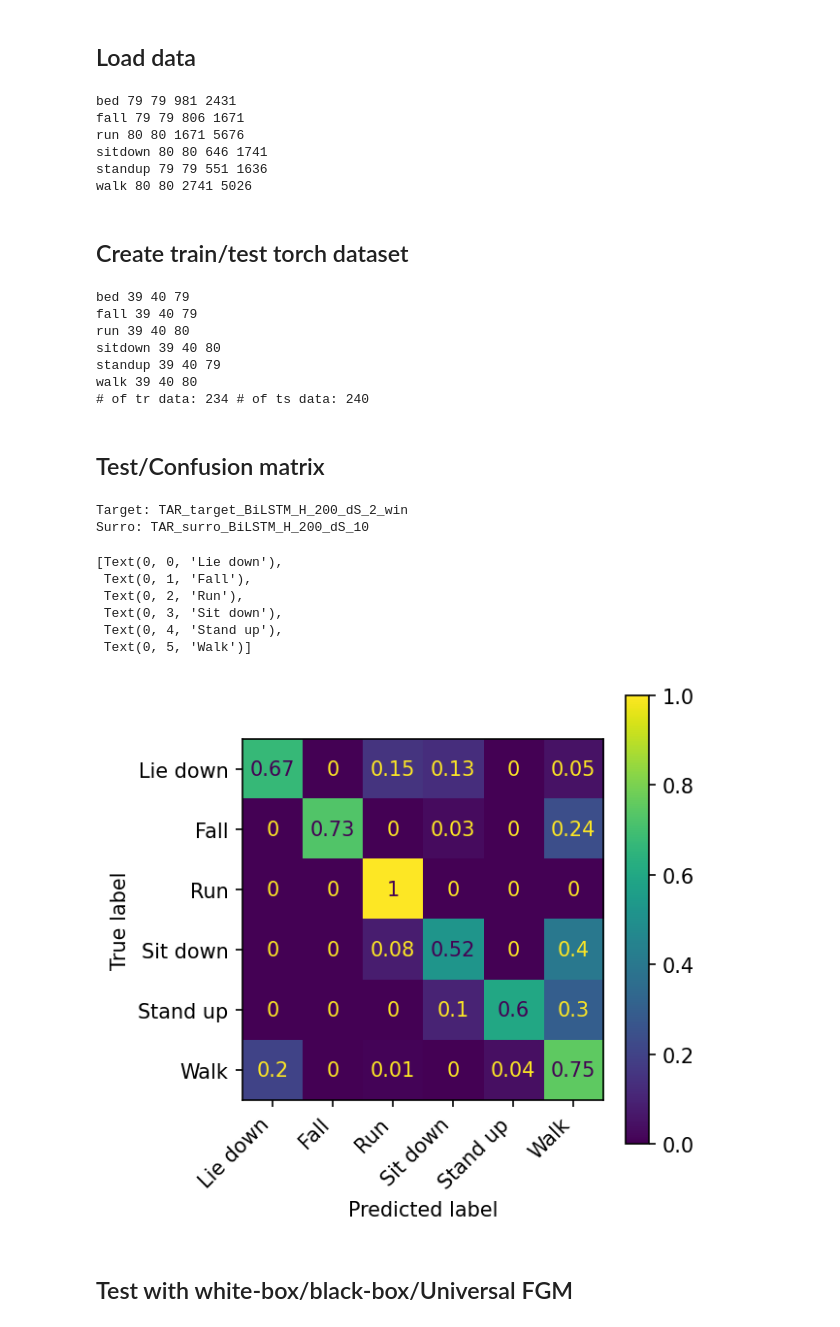
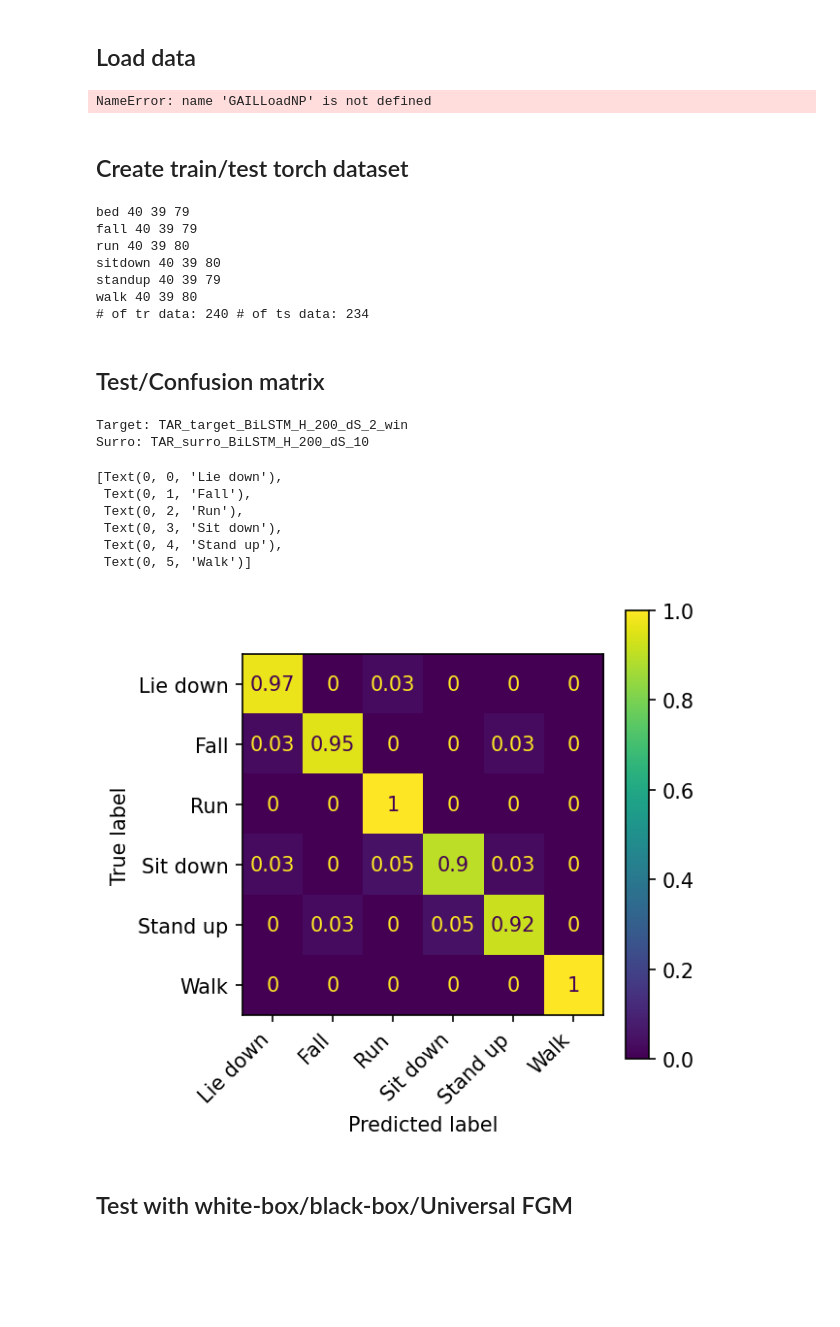
Before and after one commit to byungjunkim12/24-RT_adv_HAR, a Jupyter notebook: tbLSTMtest.ipynb, the cells around one changed output. Drawn from its saved outputs; the diff is of its cells as text; code cells hidden in the pictures; blank space fills up the shorter version.

Commit message:
test GAIL cleanup (tbtestGAIL)

```diff
--- a/tbLSTMtest.ipynb
+++ b/tbLSTMtest.ipynb
@@ -33,7 +17,7 @@ torch.set_num_threads(1)
 # %% [markdown]
 ## Parameter Configuration
 # %%
-jsonFileName = './inputJson/genData_TAR_win.json'
+jsonFileName = './inputJson/genData_TAR.json'
 
 f = open(jsonFileName)
 inputJson = json.load(f)
@@ -43,7 +27,7 @@ dSamp = inputJson['dSamp']
 padLen = inputJson['padLen']
 dataWinTarget = inputJson['dataWin']
 surro = inputJson['surro']
-attackScheme = 'no'
+attackScheme = 'GAIL'
 dataWin = False
 f.close()
 
@@ -130,6 +114,7 @@ elif dataType == "TAR":
 
         xxLoadNP = np.load(dataPath + "xx_" + activity + ".npy", allow_pickle=True)
         if attackScheme == "GAIL" or attackScheme == "BC":
+            GAILLoadNP = np.load(dataPath + fileName_prefix_attack + activity + ".npy", allow_pickle=True)
             for dataInd, (data, dataGAIL) in enumerate(zip(xxLoadNP, GAILLoadNP)):
                 if data.shape[0] > longestLen:
                     longestLen = data.shape[0]
@@ -150,12 +135,7 @@ elif dataType == "TAR":
 
         print(activity, len(dataDict[activity]['input']), len(dataDict[activity]['label']), shortestLen, longestLen)
 # %% [output]
-bed 79 79 981 2431
-fall 79 79 806 1671
-run 80 80 1671 5676
-sitdown 80 80 646 1741
-standup 79 79 551 1636
-walk 80 80 2741 5026
+NameError: name 'GAILLoadNP' is not defined
 # %% [markdown]
 ## Create train/test torch dataset
 # %%
@@ -165,8 +145,6 @@ else:
     batchSize = 1
 trData = list()
 tsData = list()
-if attackScheme == "GAIL" or attackScheme == "BC":
-    padLen = 0
 
 random.seed(1)
 for actIndex, activity in enumerate(activities):
@@ -235,13 +213,13 @@ else:
     tsLoader = DataLoader(tsDataset, batch_size=batchSize, shuffle=False, collate_fn=collate_fn)
 print("# of tr data:", len(trDataset), "# of ts data:", len(tsDataset))
 # %% [output]
-bed 39 40 79
-fall 39 40 79
-run 39 40 80
-sitdown 39 40 80
-standup 39 40 79
-walk 39 40 80
-# of tr data: 234 # of ts data: 240
+bed 40 39 79
+fall 40 39 79
+run 40 39 80
+sitdown 40 39 80
+standup 40 39 79
+walk 40 39 80
+# of tr data: 240 # of ts data: 234
 # %% [markdown]
 ## Test/Confusion matrix
 # %%
@@ -311,37 +289,38 @@ HARNetSurro.load_state_dict(torch.load(HARNetSurroSavePath))
 HARNetSurro.to(device)
 HARNetSurro.eval()
 
-noiseAmpRatio = .1
+noiseAmpRatio = .00001
 pred, target = getPreds(tsLoader, HARNetTarget, HARNetSurro, dSampTarget, dSampSurro,\
-                variableLen, noiseAmpRatio=noiseAmpRatio, slideLen=slideLen, seqLen=seqLen, noiseType='Univ', trLoader=trLoader)
+                variableLen, noiseAmpRatio=noiseAmpRatio, slideLen=slideLen,\
+                seqLen=seqLen, noiseType='random', trLoader=trLoader)
 cm = confusion_matrix(target,pred,normalize ='true')
 for i in range(len(activities)):
     for j in range(len(activities)):
         cm[i, j] = round(cm[i, j], 2)
 
 if dataType == 'JAR':
     activityLabel = ['Sit still', 'Fall down', 'Lie down', 'Stand still', 'Walk', 'Turn', 'Stand', 'Sit']
 
 elif dataType == 'TAR':
     activityLabel = ['Lie down', 'Fall', 'Run', 'Sit down', 'Stand up', 'Walk']
     # activities = ['fall', 'pickup', 'run', 'sitdown', 'standup', 'walk']
 
 disp = ConfusionMatrixDisplay(confusion_matrix=cm)
 fig, ax = plt.subplots(figsize=(4,4), dpi =150)
 disp.plot(ax=ax)
 
 ax.set_xticklabels(activityLabel, rotation=45, ha='right')
 ax.set_yticklabels(activityLabel)
 # %% [output]
 Target: TAR_target_BiLSTM_H_200_dS_2_win
 Surro: TAR_surro_BiLSTM_H_200_dS_10
 [Text(0, 0, 'Lie down'),
  Text(0, 1, 'Fall'),
  Text(0, 2, 'Run'),
  Text(0, 3, 'Sit down'),
  Text(0, 4, 'Stand up'),
  Text(0, 5, 'Walk')]
-[figure, old version]
+[figure, new version]
 # %% [markdown]
 ## Test with white-box/black-box/Universal FGM
 # %%
```
Also changed, not shown: parts of 2 cells of this notebook, 7 other files.
